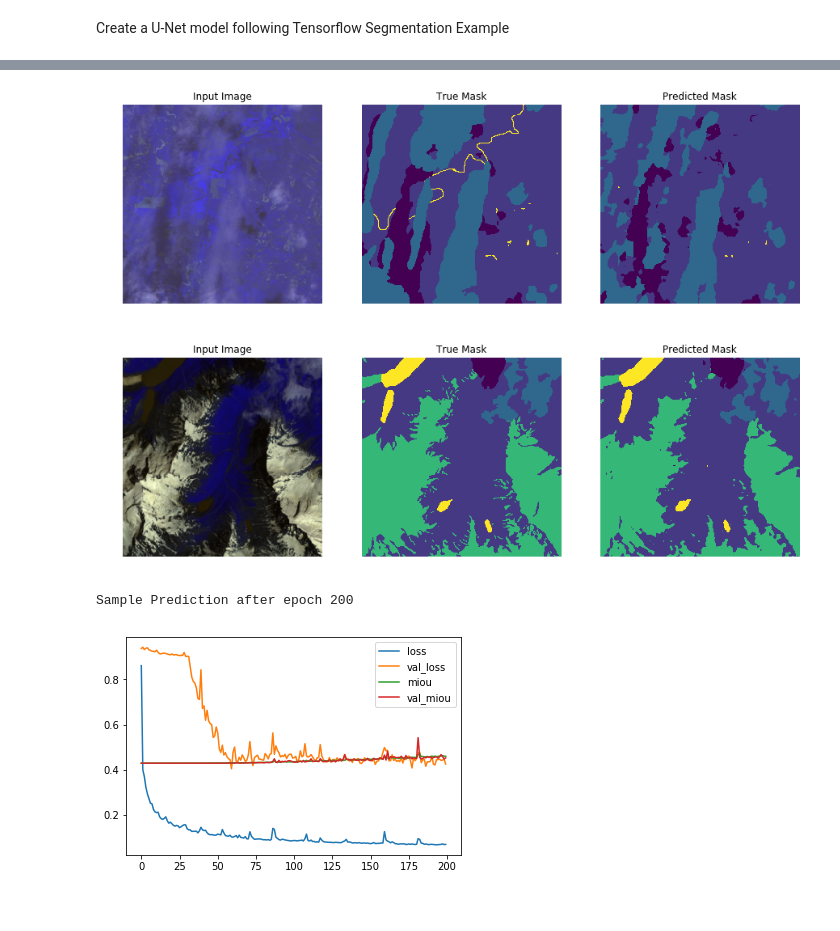
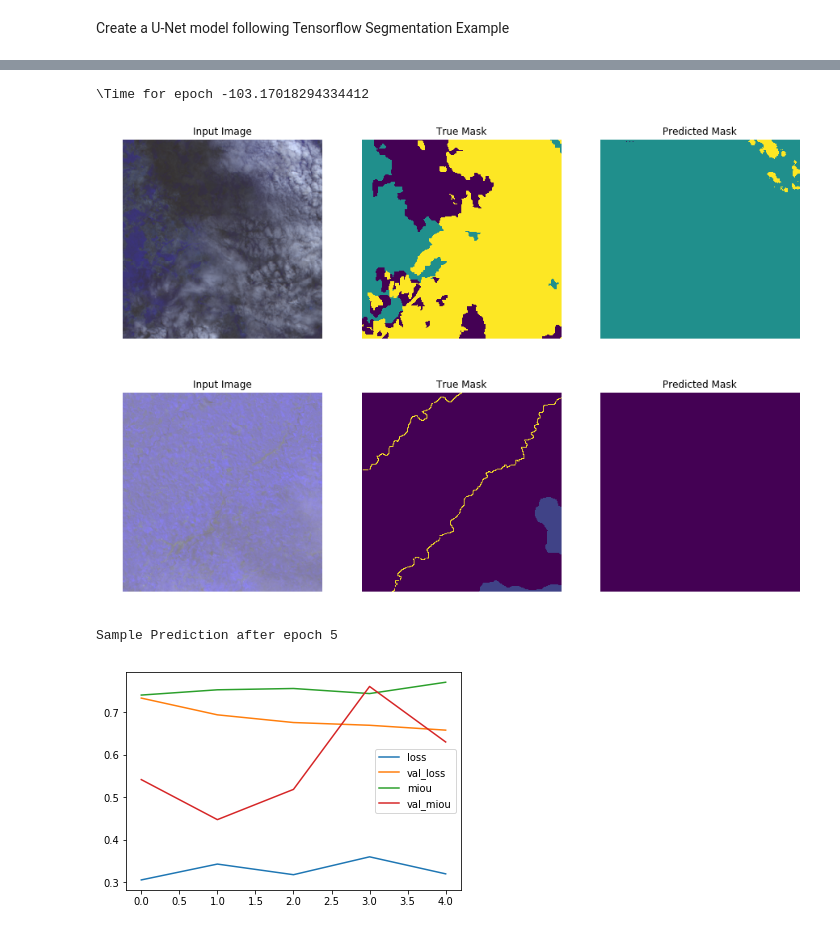
Before and after one commit to dbonafilia/train_cloud_segmentation, a Jupyter notebook: BasicTrainingFlow.ipynb, the cells around one changed output, grey strips where cells are left out. Drawn from its saved outputs; the diff is of its cells as text; code cells hidden in the pictures.

```diff
--- a/BasicTrainingFlow.ipynb
+++ b/BasicTrainingFlow.ipynb
@@ -155,5 +151,5 @@ display([sample_image, sample_mask])
 # %%
-BATCH_SIZE = 64
+BATCH_SIZE = 1024
 BUFFER_SIZE = 1000
 train_dataset = train_dataset.shuffle(BUFFER_SIZE).batch(BATCH_SIZE).repeat()
 train_dataset = train_dataset.prefetch(buffer_size=tf.data.experimental.AUTOTUNE)
@@ -258,7 +254,7 @@ for layer in model.layers:
 # %%
 #model.load_weights("drive/My Drive/decent_starting_segmentation_model_new.ckpt")
 #sgd = tf.keras.optimizers.SGD(learning_rate=0.1, momentum=.9, nesterov=True)
-adam = tf.keras.optimizers.Adam(learning_rate=.001)
+adam = tf.keras.optimizers.Adam(learning_rate=.005)
 model.compile(optimizer=adam, loss=dice_coef_multilabel,
               metrics=['accuracy', tf.keras.metrics.MeanIoU(num_classes=7)])
 # %%
@@ -282,7 +278,10 @@ show_predictions(train_dataset)
 # %%
 class DisplayCallback(tf.keras.callbacks.Callback):
   def on_epoch_end(self, epoch, logs=None):
+    global t0
     clear_output(wait=True)
+    print ('\Time for epoch {}\n'.format(t0-time.time()))
+    t0 = time.time()
     show_predictions(valid_dataset)
     show_predictions(train_dataset)
     print ('\nSample Prediction after epoch {}\n'.format(epoch+1))
@@ -305,8 +304,8 @@ class MetricsCallback(tf.keras.callbacks.Callback):
         self.x.append(self.i)
         self.loss.append(logs.get('loss'))
         self.val_loss.append(logs.get('val_loss'))
-        self.iou.append(logs.get('mean_io_u'))
-        self.val_iou.append(logs.get('val_mean_io_u'))
+        self.iou.append(logs.get('mean_io_u_2'))
+        self.val_iou.append(logs.get('val_mean_io_u_2'))
         self.i += 1
         plt.plot(self.x, self.loss, label="loss")
         plt.plot(self.x, self.val_loss, label="val_loss")
@@ -319,18 +318,20 @@ class MetricsCallback(tf.keras.callbacks.Callback):
 valid_dataset = valid_dataset.repeat()
 # %%
 from IPython.display import clear_output
-
+import time
+t0 = time.time()
 EPOCHS = 500
 VAL_SUBSPLITS = 5
 #VALIDATION_STEPS = info.splits['test'].num_examples//BATCH_SIZE//VAL_SUBSPLITS
 
 model_history = model.fit(train_dataset, epochs=EPOCHS,
-                          steps_per_epoch=100,
-                          validation_steps=10,
+                          steps_per_epoch=50,
+                          validation_steps=1,
                           validation_data=valid_dataset,
                           callbacks=[DisplayCallback(), MetricsCallback()])
 # %% [output]
+\Time for epoch -103.17018294334412
-[figure, old version]
+[figure, new version]
-[figure, old version]
+[figure, new version]
-Sample Prediction after epoch 200
+Sample Prediction after epoch 5
-[figure, old version]
+[figure, new version]
```
Also changed, not shown: parts of 10 cells of this notebook.
